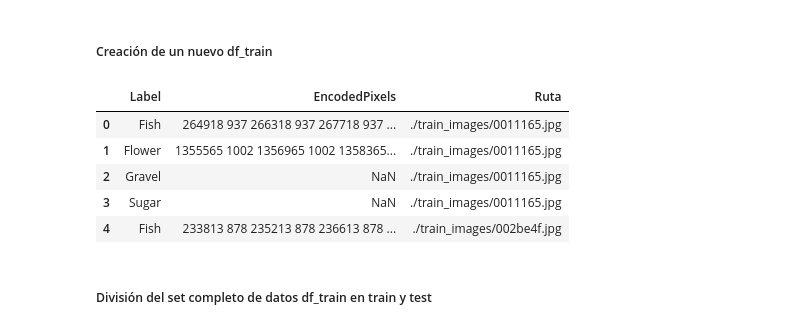
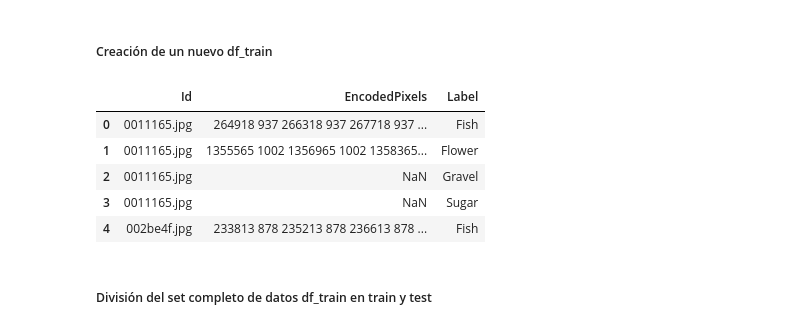
Before and after one commit to MRAMIRE/Tesis_Modelo_Deep_Learning_USA, a Jupyter notebook: Pre_Porcesamiento_Data.ipynb, the cells around one changed output. Saved outputs shown, nothing was run; the diff lists cells and outputs as text; code cells hidden in the pictures.

```diff
--- a/Pre_Porcesamiento_Data.ipynb
+++ b/Pre_Porcesamiento_Data.ipynb
@@ -58,19 +59,18 @@ df_train.head()
 ##### Creación de un nuevo df_train
 # %%
 #Antes de correr (ctrl+F8)
-ruta = './train_images'
 df_split = df_train["Image_Label"].str.split("_", n = 1, expand = True)
-df_train['Ruta']= (ruta + '/' + df_split[0])
-df_train['Image_Label']=df_split[1]
-df_train.columns = ['Label','EncodedPixels','Ruta']
+df_train['Image_Label']= df_split[0]
+df_train['Label']=df_split[1]
+df_train.columns = ['Id','EncodedPixels','Label']
 df_train.head()
 # %% [output]
-|  | Label | EncodedPixels | Ruta |
-| 0 | Fish | 264918 937 266318 937 267718 937 ... | ./train_images/0011165.jpg |
-| 1 | Flower | 1355565 1002 1356965 1002 1358365... | ./train_images/0011165.jpg |
-| 2 | Gravel | NaN | ./train_images/0011165.jpg |
-| 3 | Sugar | NaN | ./train_images/0011165.jpg |
-| 4 | Fish | 233813 878 235213 878 236613 878 ... | ./train_images/002be4f.jpg |
+|  | Id | EncodedPixels | Label |
+| 0 | 0011165.jpg | 264918 937 266318 937 267718 937 ... | Fish |
+| 1 | 0011165.jpg | 1355565 1002 1356965 1002 1358365... | Flower |
+| 2 | 0011165.jpg | NaN | Gravel |
+| 3 | 0011165.jpg | NaN | Sugar |
+| 4 | 002be4f.jpg | 233813 878 235213 878 236613 878 ... | Fish |
 # %% [markdown]
 ##### División del set completo de datos df_train en train y test
 # %%
```
Also changed, not shown: parts of 3 cells of this notebook.
